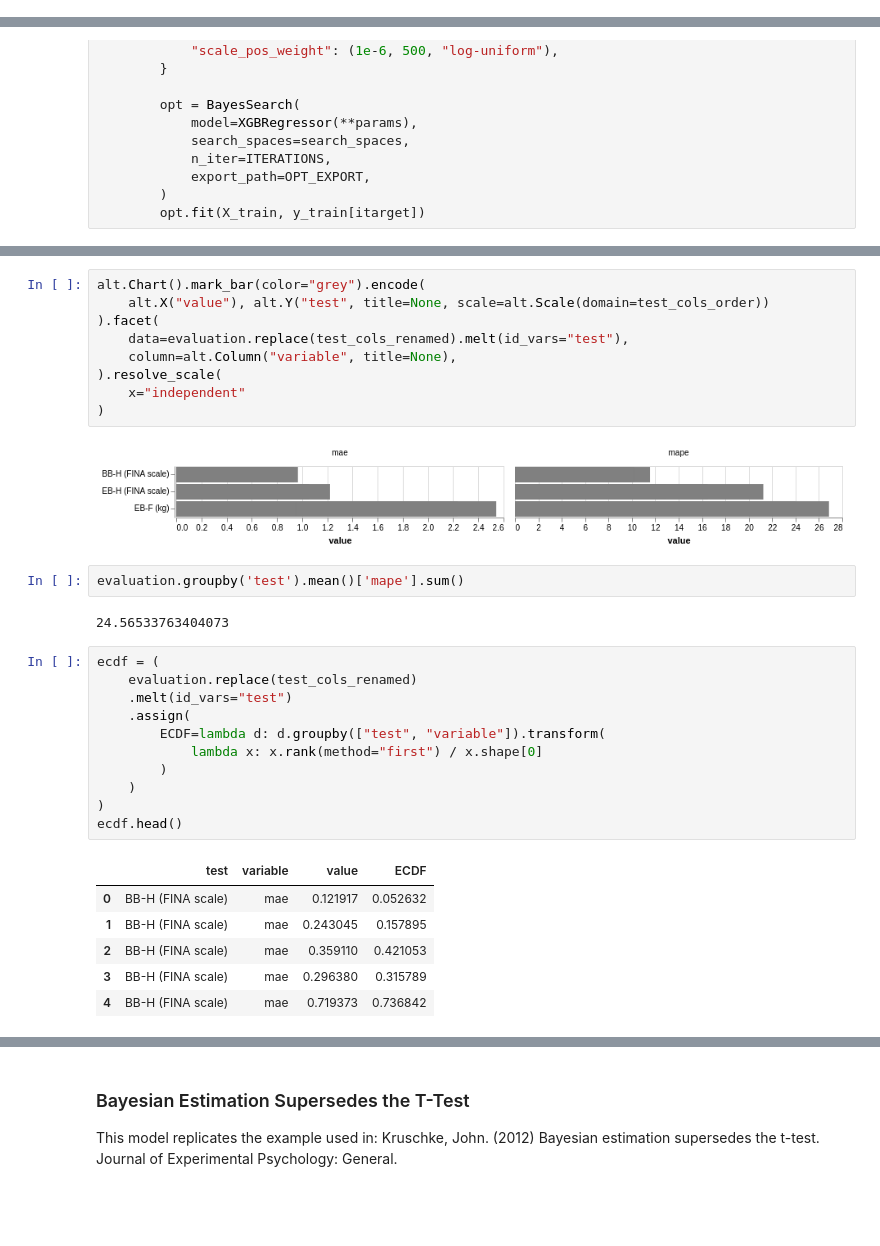
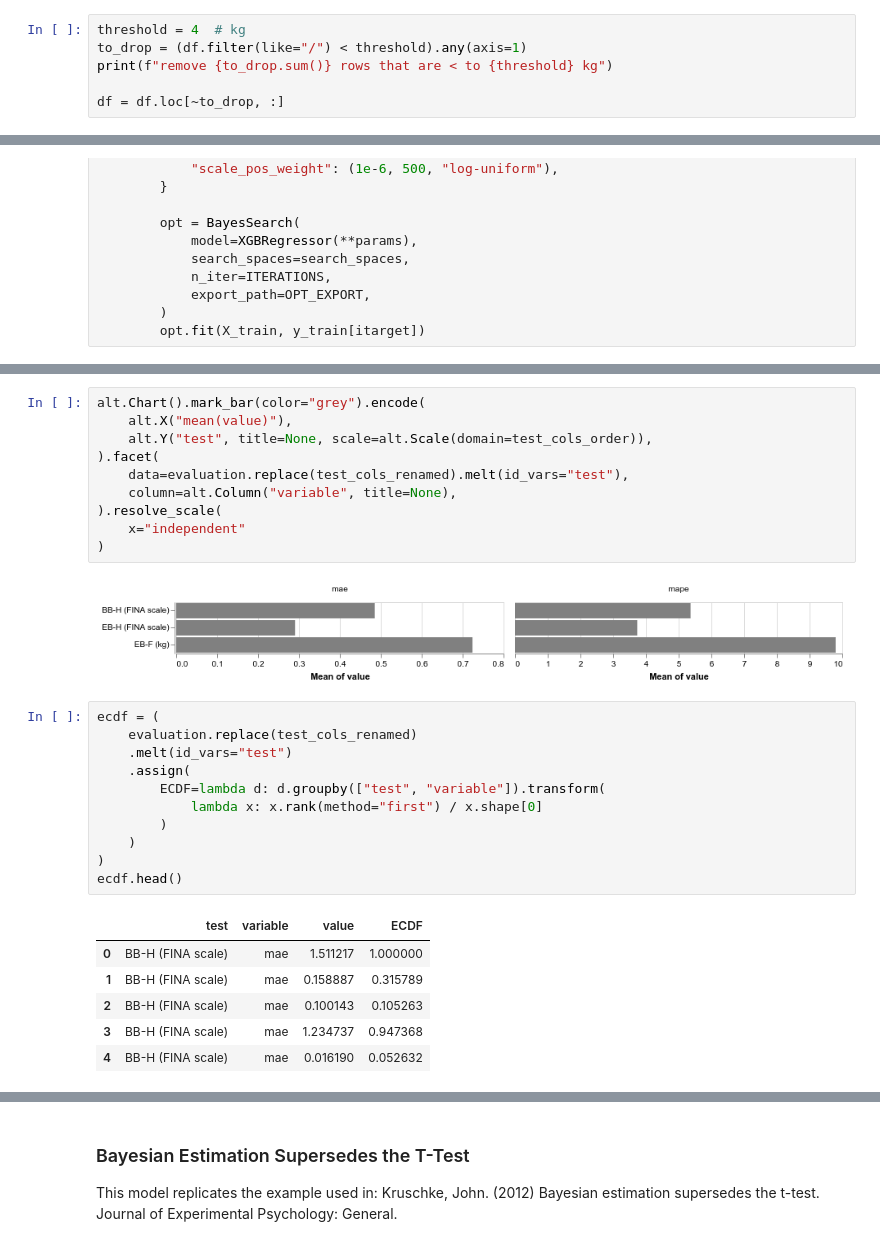
Before and after one commit to romainmartinez/synchro, a Jupyter notebook: synchro.ipynb, the cells around one changed output, grey strips where cells are left out. Saved outputs shown, nothing was run; the diff lists cells and outputs as text; blank space fills up the shorter version.

```diff
--- a/synchro.ipynb
+++ b/synchro.ipynb
@@ -35,0 +38,6 @@ df.head()
+# %%
+threshold = 4  # kg
+to_drop = (df.filter(like="/") < threshold).any(axis=1)
+print(f"remove {to_drop.sum()} rows that are < to {threshold} kg")
+
+df = df.loc[~to_drop, :]
@@ -380,19 +388,16 @@ Will train until validation_1-rmse hasn't improved in 50 rounds.
 ------------------------------
 # %%
 alt.Chart().mark_bar(color="grey").encode(
-    alt.X("value"), alt.Y("test", title=None, scale=alt.Scale(domain=test_cols_order))
+    alt.X("mean(value)"),
+    alt.Y("test", title=None, scale=alt.Scale(domain=test_cols_order)),
 ).facet(
     data=evaluation.replace(test_cols_renamed).melt(id_vars="test"),
     column=alt.Column("variable", title=None),
 ).resolve_scale(
     x="independent"
 )
 # %% [output]
-[figure, old version]
+[figure, new version]
-# %%
-evaluation.groupby('test').mean()['mape'].sum()
-# %% [output]
-24.56533763404073
 # %%
 ecdf = (
     evaluation.replace(test_cols_renamed)
@@ -406,11 +411,11 @@ ecdf = (
 ecdf.head()
 # %% [output]
 |  | test | variable | value | ECDF |
-| 0 | BB-H (FINA scale) | mae | 0.121917 | 0.052632 |
-| 1 | BB-H (FINA scale) | mae | 0.243045 | 0.157895 |
-| 2 | BB-H (FINA scale) | mae | 0.359110 | 0.421053 |
-| 3 | BB-H (FINA scale) | mae | 0.296380 | 0.315789 |
-| 4 | BB-H (FINA scale) | mae | 0.719373 | 0.736842 |
+| 0 | BB-H (FINA scale) | mae | 1.511217 | 1.000000 |
+| 1 | BB-H (FINA scale) | mae | 0.158887 | 0.315789 |
+| 2 | BB-H (FINA scale) | mae | 0.100143 | 0.105263 |
+| 3 | BB-H (FINA scale) | mae | 1.234737 | 0.947368 |
+| 4 | BB-H (FINA scale) | mae | 0.016190 | 0.052632 |
 # %%
 alt.Chart().mark_circle(size=80).encode(
     alt.X("value"),
```
Also changed, not shown: parts of 46 cells of this notebook, 14 other files.
